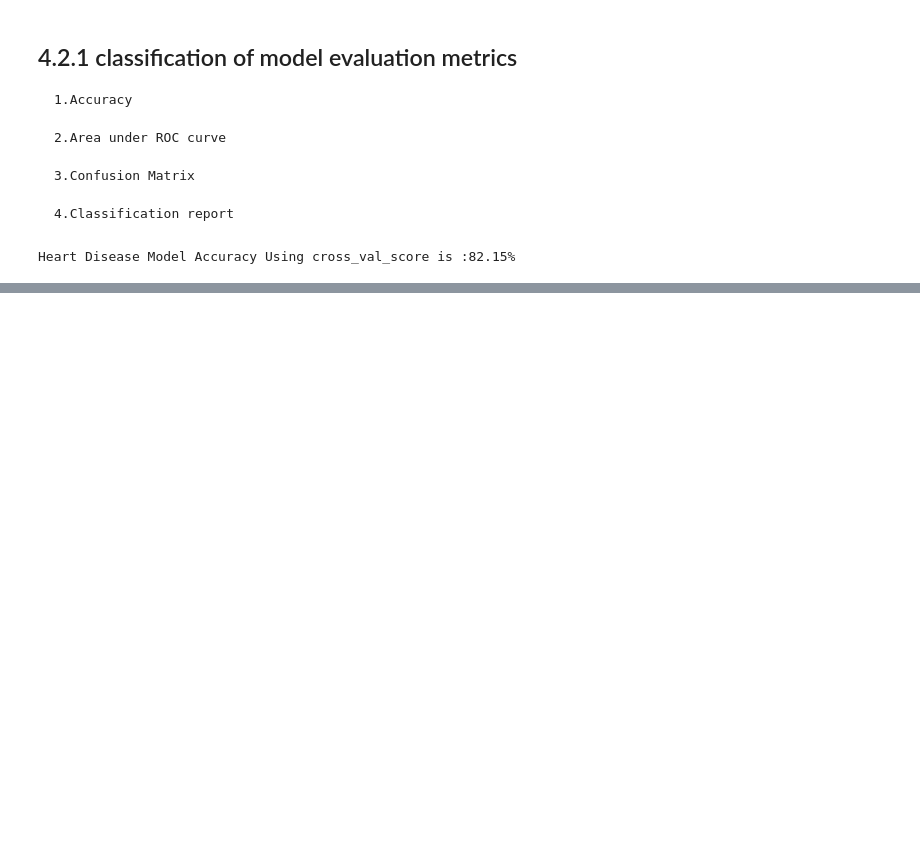
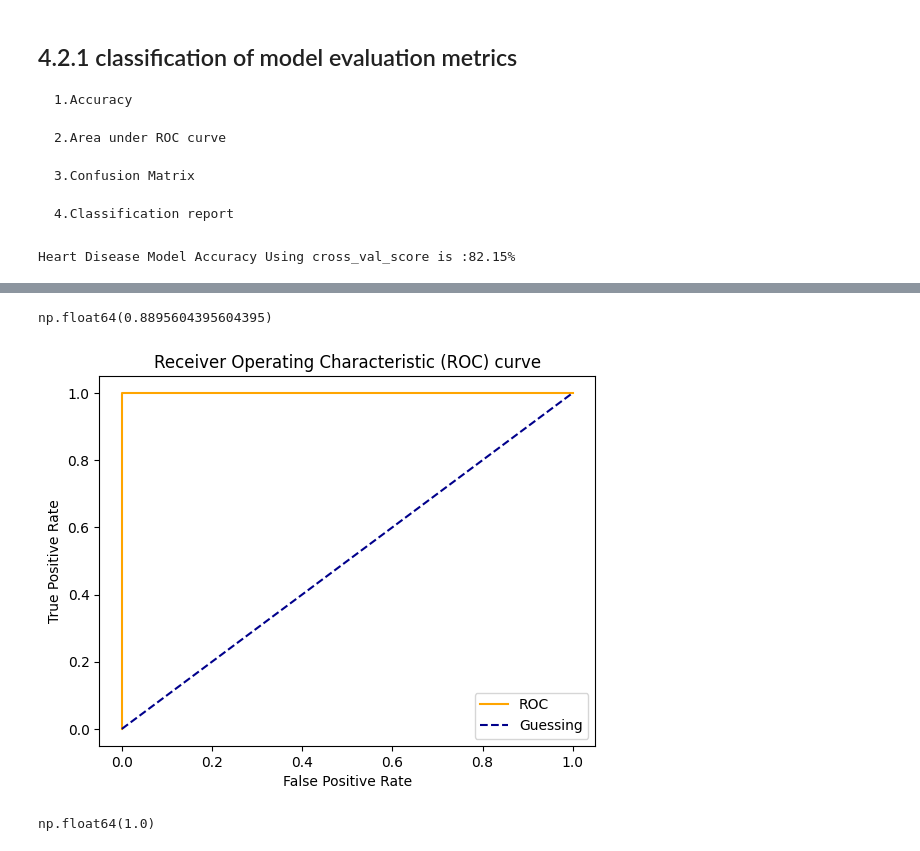
Before and after one commit to Dharshansk16/Machine-Learning-Data-Modelling-, a Jupyter notebook: Scikit_Learn/Introduction_to_scikit-learn.ipynb, the cells around one changed output, grey strips where cells are left out. Saved outputs shown, nothing was run; the diff lists cells and outputs as text; code cells hidden in the pictures; blank space fills up the shorter version.

```diff
--- a/Scikit_Learn/Introduction_to_scikit-learn.ipynb
+++ b/Scikit_Learn/Introduction_to_scikit-learn.ipynb
@@ -932,0 +1007,17 @@ Heart Disease Model Accuracy Using cross_val_score is :82.15%
+# %%
+from sklearn.metrics import roc_auc_score
+
+roc_auc_score(Y_test , y_probs_positive)
+# %% [output]
+np.float64(0.8895604395604395)
+# %%
+#Plot perfect Roc curve and AUC Score
+fpr, tpr , thresholds = roc_curve(Y_test , Y_test)
+plot_roc_curve(fpr, tpr)
+# %% [output]
+[figure, added]
+# %%
+#Perfect AUC Score
+roc_auc_score(Y_test, Y_test) #In real world we don't get perfect AUC(Area Under the Curve) score
+# %% [output]
+np.float64(1.0)
```
Also changed, not shown: parts of 24 cells of this notebook, 1 other file.
